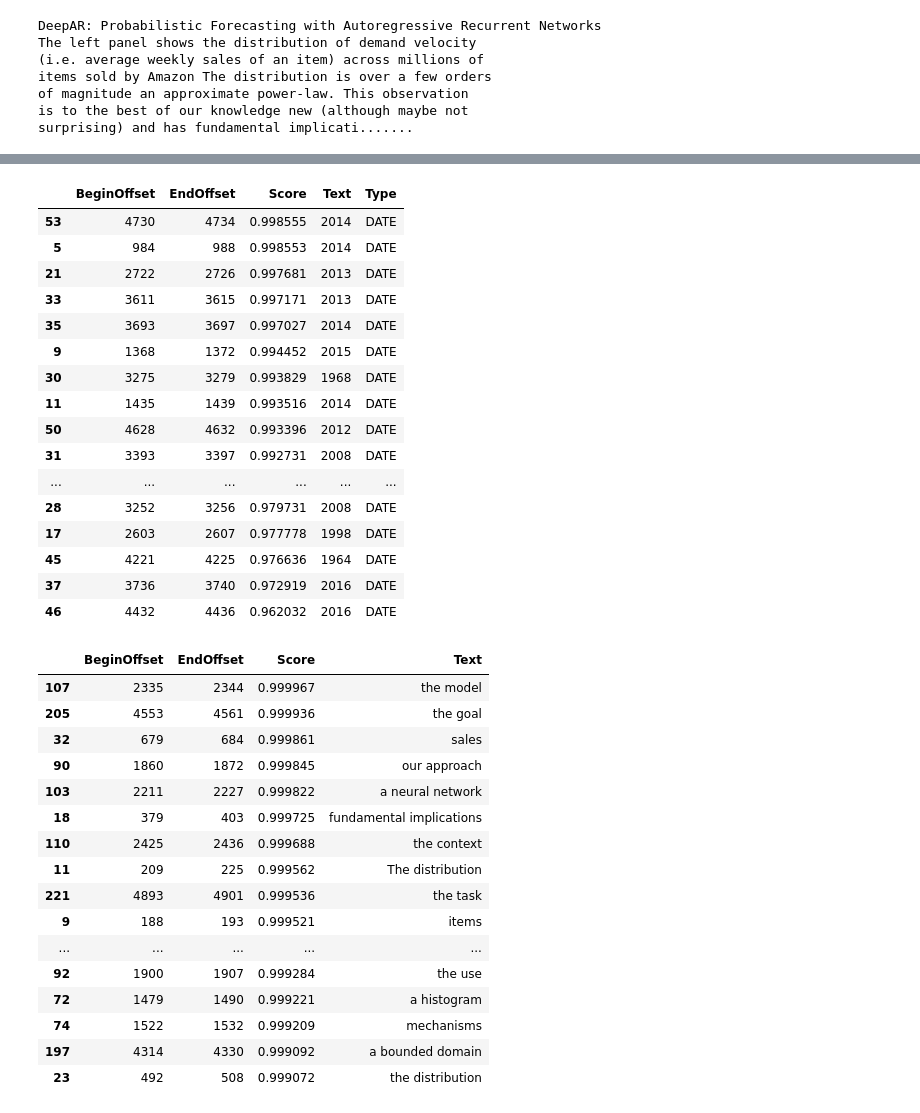
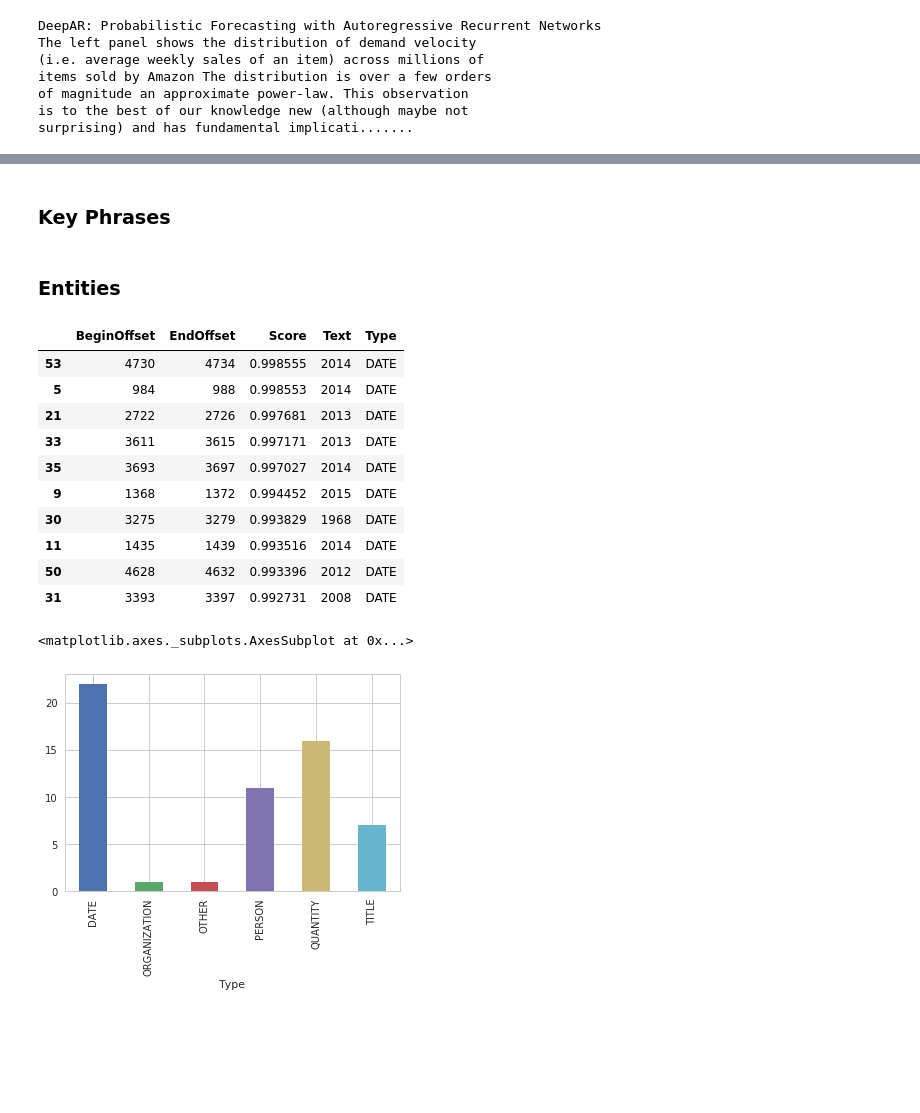
Before and after one commit to bsnively/amazon-textract-samples, a Jupyter notebook: TextractExample.ipynb, the cells around one changed output, grey strips where cells are left out. Cells and saved outputs as stored; diff of their text form; code cells hidden in the pictures; blank space fills up the shorter version.

```diff
--- a/TextractExample.ipynb
+++ b/TextractExample.ipynb
@@ -69,42 +72,6 @@ key_phrases = comprehend.detect_key_phrases(Text=page_text[0:5000], LanguageCode
 # %%
 import pandas as pd
 entities_dataframe = pd.DataFrame.from_dict(entities['Entities'])
-display(entities_dataframe.sort_values('Score', ascending=0).head(20))
-
 key_phrases_dataframe = pd.DataFrame.from_dict(key_phrases['KeyPhrases'])
-display(key_phrases_dataframe.sort_values('Score', ascending=0).head(20))
-# %% [output]
-|  | BeginOffset | EndOffset | Score | Text | Type |
-| 53 | 4730 | 4734 | 0.998555 | 2014 | DATE |
-| 5 | 984 | 988 | 0.998553 | 2014 | DATE |
-| 21 | 2722 | 2726 | 0.997681 | 2013 | DATE |
-| 33 | 3611 | 3615 | 0.997171 | 2013 | DATE |
-| 35 | 3693 | 3697 | 0.997027 | 2014 | DATE |
-| 9 | 1368 | 1372 | 0.994452 | 2015 | DATE |
-| 30 | 3275 | 3279 | 0.993829 | 1968 | DATE |
-| 11 | 1435 | 1439 | 0.993516 | 2014 | DATE |
-| 50 | 4628 | 4632 | 0.993396 | 2012 | DATE |
-| 31 | 3393 | 3397 | 0.992731 | 2008 | DATE |
-| ... | ... | ... | ... | ... | ... |
-| 28 | 3252 | 3256 | 0.979731 | 2008 | DATE |
-| 17 | 2603 | 2607 | 0.977778 | 1998 | DATE |
-| 45 | 4221 | 4225 | 0.976636 | 1964 | DATE |
-| 37 | 3736 | 3740 | 0.972919 | 2016 | DATE |
-| 46 | 4432 | 4436 | 0.962032 | 2016 | DATE |
-|  | BeginOffset | EndOffset | Score | Text |
-| 107 | 2335 | 2344 | 0.999967 | the model |
-| 205 | 4553 | 4561 | 0.999936 | the goal |
-| 32 | 679 | 684 | 0.999861 | sales |
-| 90 | 1860 | 1872 | 0.999845 | our approach |
-| 103 | 2211 | 2227 | 0.999822 | a neural network |
-| 18 | 379 | 403 | 0.999725 | fundamental implications |
-| 110 | 2425 | 2436 | 0.999688 | the context |
-| 11 | 209 | 225 | 0.999562 | The distribution |
-| 221 | 4893 | 4901 | 0.999536 | the task |
-| 9 | 188 | 193 | 0.999521 | items |
-| ... | ... | ... | ... | ... |
-| 92 | 1900 | 1907 | 0.999284 | the use |
-| 72 | 1479 | 1490 | 0.999221 | a histogram |
-| 74 | 1522 | 1532 | 0.999209 | mechanisms |
-| 197 | 4314 | 4330 | 0.999092 | a bounded domain |
-| 23 | 492 | 508 | 0.999072 | the distribution |
+# %% [markdown]
+### Key Phrases
@@ -110,0 +80,22 @@ display(key_phrases_dataframe.sort_values('Score', ascending=0).head(20))
+# %% [markdown]
+### Entities
+# %%
+%matplotlib inline
+import matplotlib.pyplot as plt
+
+display(entities_dataframe.sort_values('Score', ascending=0).head(10))
+display(entities_dataframe.groupby('Type').count()['Text'].plot.bar())
+# %% [output]
+|  | BeginOffset | EndOffset | Score | Text | Type |
+| 53 | 4730 | 4734 | 0.998555 | 2014 | DATE |
+| 5 | 984 | 988 | 0.998553 | 2014 | DATE |
+| 21 | 2722 | 2726 | 0.997681 | 2013 | DATE |
+| 33 | 3611 | 3615 | 0.997171 | 2013 | DATE |
+| 35 | 3693 | 3697 | 0.997027 | 2014 | DATE |
+| 9 | 1368 | 1372 | 0.994452 | 2015 | DATE |
+| 30 | 3275 | 3279 | 0.993829 | 1968 | DATE |
+| 11 | 1435 | 1439 | 0.993516 | 2014 | DATE |
+| 50 | 4628 | 4632 | 0.993396 | 2012 | DATE |
+| 31 | 3393 | 3397 | 0.992731 | 2008 | DATE |
+<matplotlib.axes._subplots.AxesSubplot at 0x...>
+[figure, added]
```
Also changed, not shown: parts of 2 cells of this notebook.
